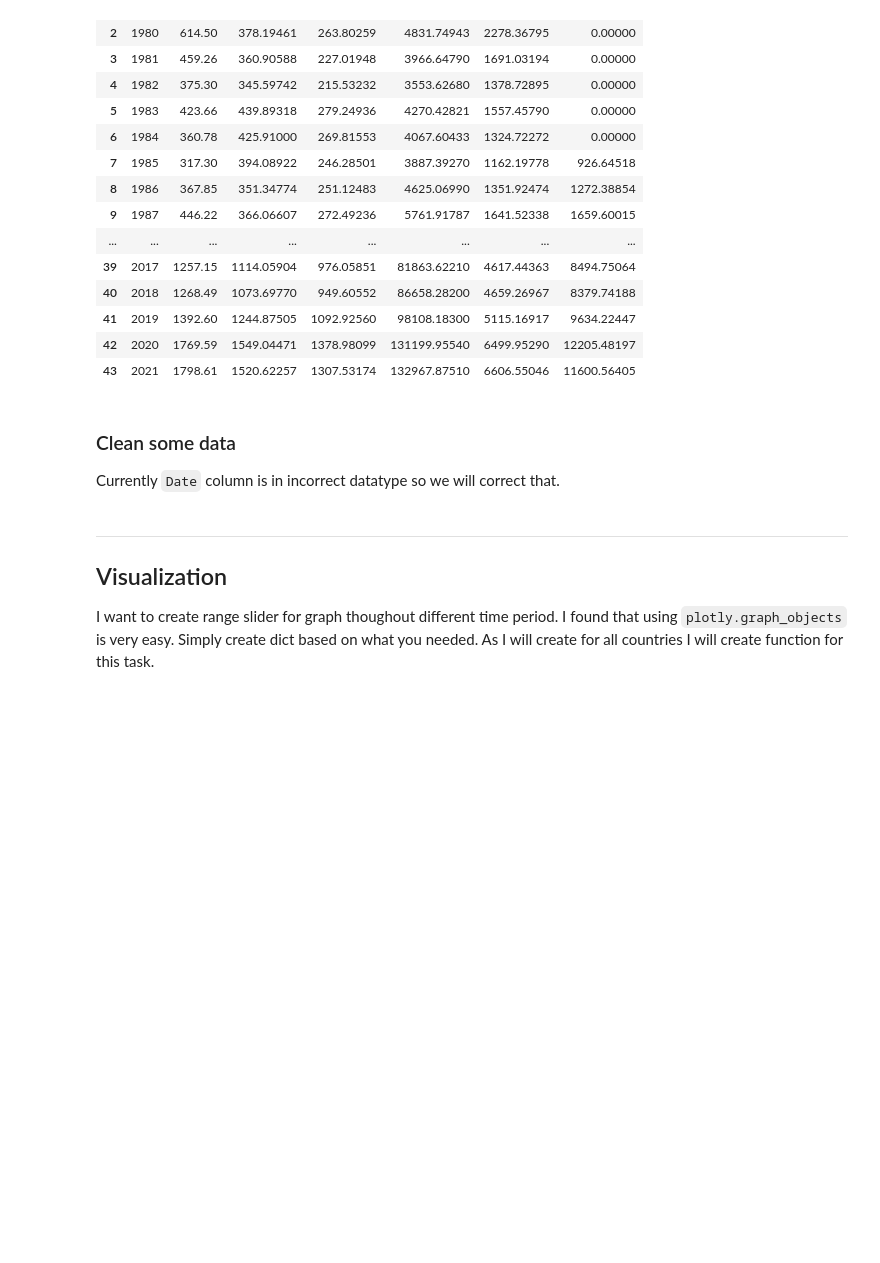
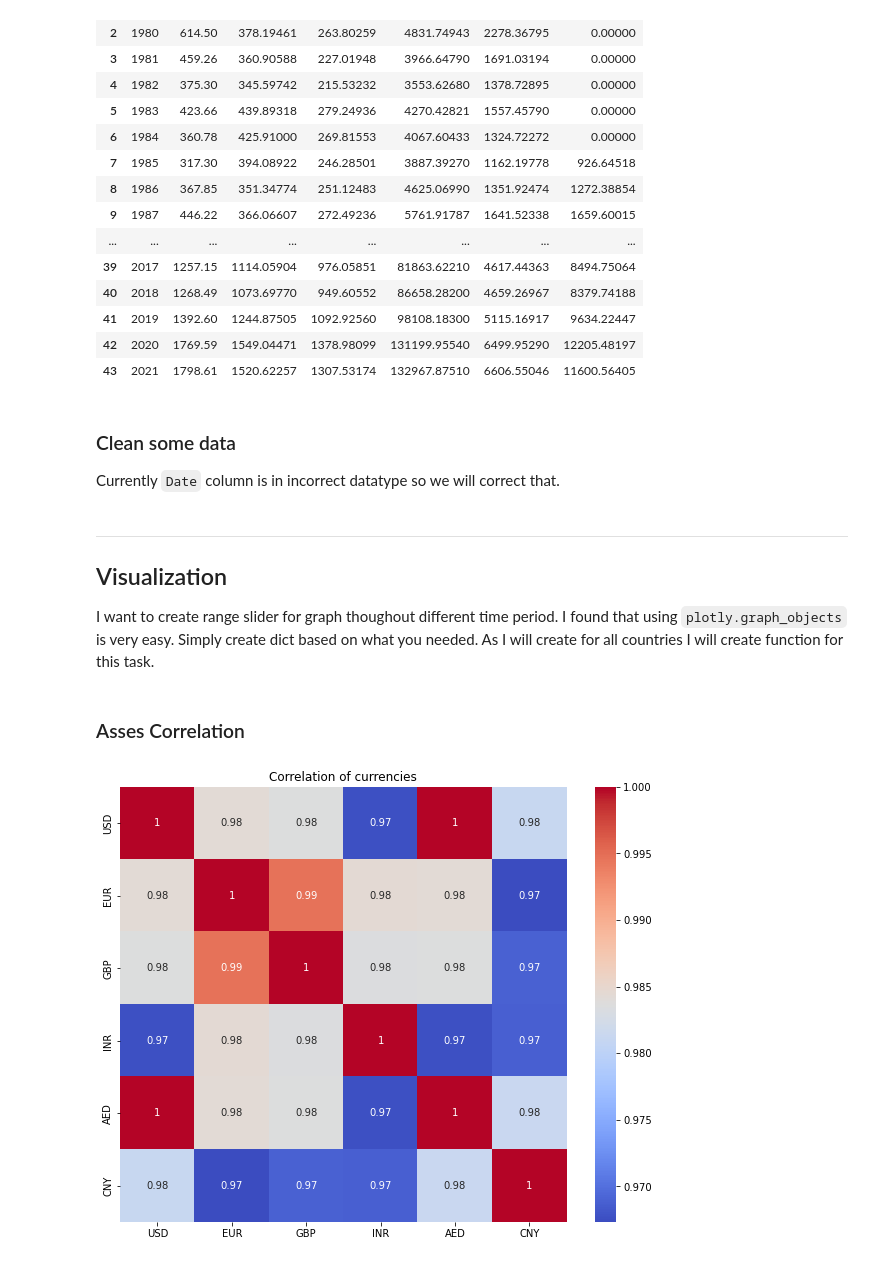
Before and after one commit to vclzez/DATA, a Jupyter notebook: Kaggle/Gold Rate/EDA Gold Rate and forecast.ipynb, the cells around one changed output. Saved outputs shown, nothing was run; the diff lists cells and outputs as text; code cells hidden in the pictures; blank space fills up the shorter version.

```diff
--- a/Kaggle/Gold Rate/EDA Gold Rate and forecast.ipynb
+++ b/Kaggle/Gold Rate/EDA Gold Rate and forecast.ipynb
@@ -196,0 +209,11 @@ def plot_daily(currency):
+# %% [markdown]
+### Asses Correlation
+# %%
+# Daily
+correlation = daily.corr()
+f, ax = plt.subplots(figsize=(10,8))
+plt.title('Correlation of currencies')
+sns.heatmap(correlation, annot=True, cmap='coolwarm')
+plt.show()
+# %% [output]
+[figure, added]
```
Also changed, not shown: parts of 15 cells of this notebook.
